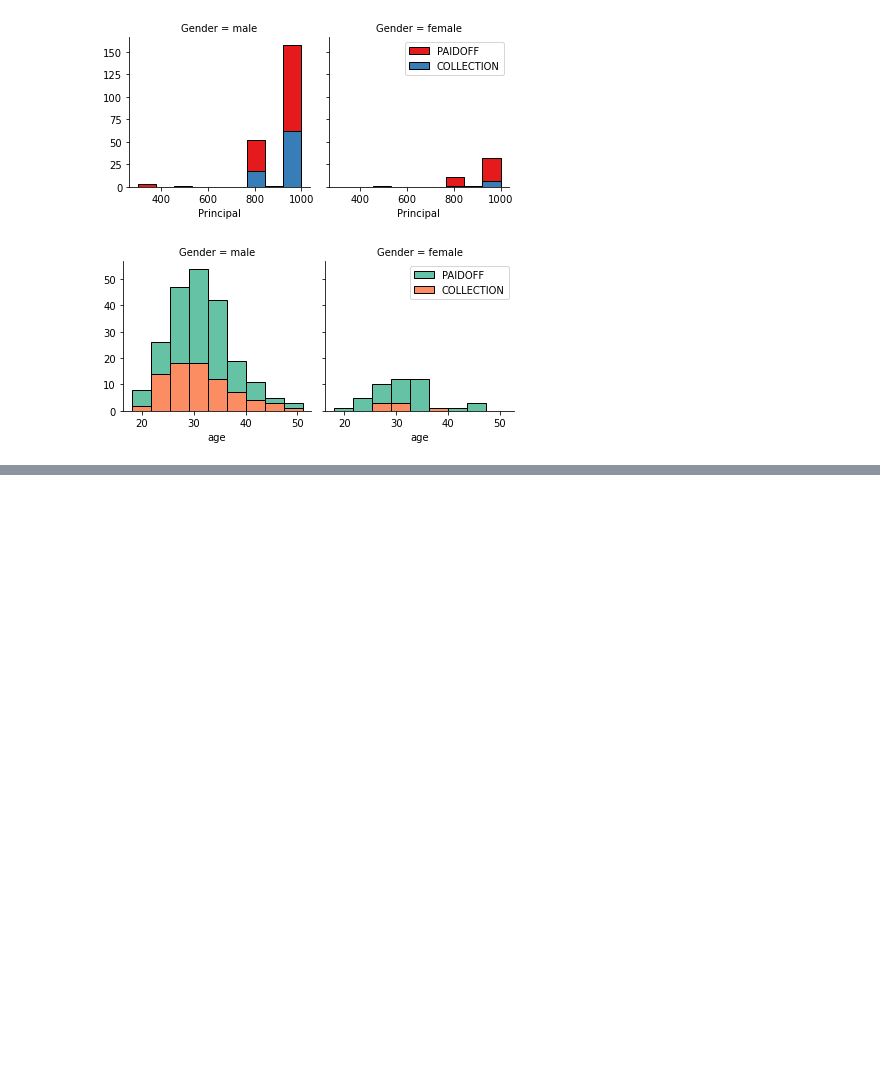
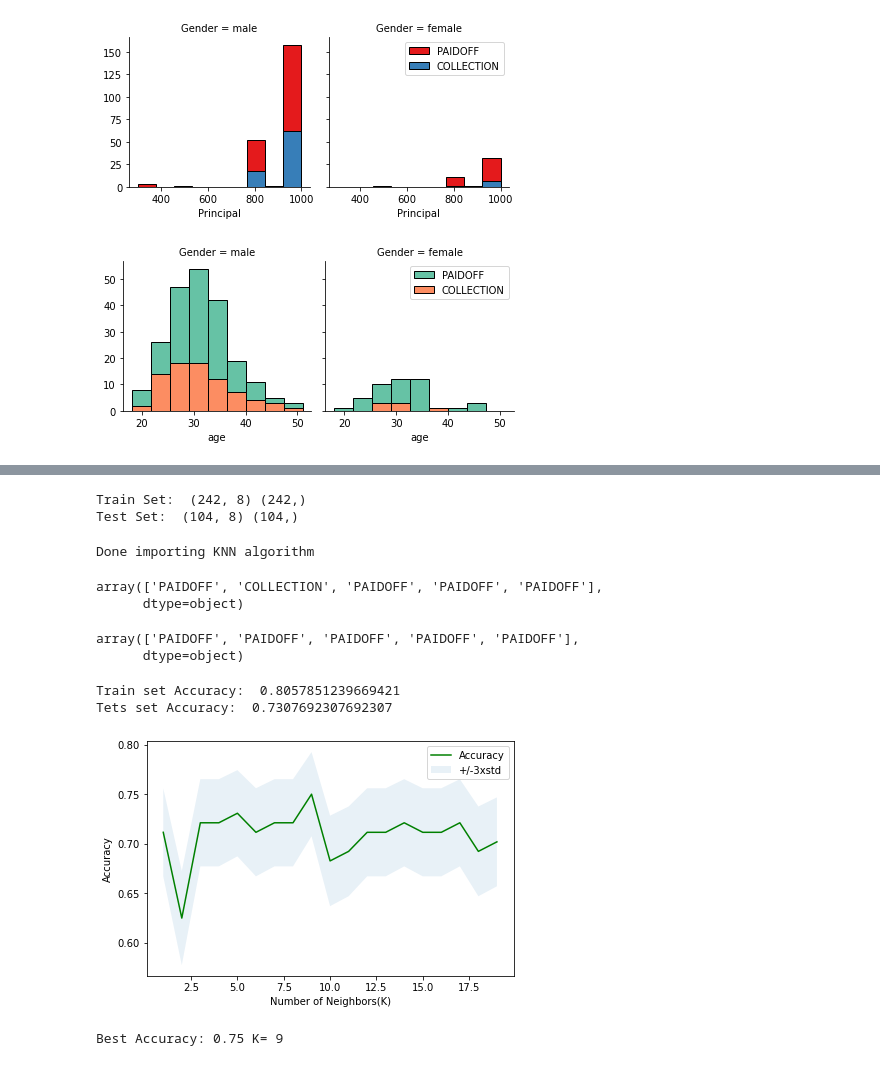
Before and after one commit to Pankaj740/Coursera_Capestone_project_mine, a Jupyter notebook: Coursera_Capestone_project.ipynb, the cells around one changed output, grey strips where cells are left out. Cells and saved outputs as stored; diff of their text form; code cells hidden in the pictures; blank space fills up the shorter version.

```diff
--- a/Coursera_Capestone_project.ipynb
+++ b/Coursera_Capestone_project.ipynb
@@ -131,0 +246,3 @@ plt.show()
+# %%
+Y=df['loan_status'].values
+Y[:10]
@@ -131,0 +254,3 @@ plt.show()
+# %%
+X=preprocessing.StandardScaler().fit_transform(X)
+X[:10]
@@ -131,0 +287,54 @@ plt.show()
+# %%
+X_train,X_test,Y_train,Y_test = train_test_split(X,Y,test_size=0.3,random_state=4)
+print('Train Set: ',X_train.shape,Y_train.shape)
+print('Test Set: ',X_test.shape,Y_test.shape)
+# %% [output]
+Train Set:  (242, 8) (242,)
+Test Set:  (104, 8) (104,)
+# %%
+from sklearn.neighbors import KNeighborsClassifier
+print('Done importing KNN algorithm')
+# %% [output]
+Done importing KNN algorithm
+# %%
+# Lets define the value of K for the kNN classsification, Here i Have selecetd value of K to be 5.
+k = 5
+neighk6=KNeighborsClassifier(n_neighbors=k).fit(X_train,Y_train)
+yhat=neighk6.predict(X_test)
+yhat[:5]
+# %% [output]
+array(['PAIDOFF', 'COLLECTION', 'PAIDOFF', 'PAIDOFF', 'PAIDOFF'],
+      dtype=object)
+# %%
+Y_test[:5]
+# %% [output]
+array(['PAIDOFF', 'PAIDOFF', 'PAIDOFF', 'PAIDOFF', 'PAIDOFF'],
+      dtype=object)
+# %%
+from sklearn import metrics
+print('Train set Accuracy: ',metrics.accuracy_score(Y_train,neighk6.predict(X_train)))
+print('Tets set Accuracy: ',metrics.accuracy_score(Y_test,neighk6.predict(X_test)))
+# %% [output]
+Train set Accuracy:  0.8057851239669421
+Tets set Accuracy:  0.7307692307692307
+# %%
+ks=20
+mean_acc=np.zeros((ks-1))
+std_acc=np.zeros((ks-1))
+ConfusionMX=[];
+for i in range(1,ks):
+    neigh=KNeighborsClassifier(n_neighbors=i).fit(X_train,Y_train)
+    yhat=neigh.predict(X_test)
+    mean_acc[i-1]=metrics.accuracy_score(Y_test,yhat)
+    std_acc[i-1]=np.std(yhat==Y_test)/np.sqrt(yhat.shape[0])
+plt.plot(range(1,ks),mean_acc,'g')
+plt.fill_between(range(1,ks),mean_acc-1*std_acc,mean_acc+1*std_acc,alpha=0.10)
+plt.legend(('Accuracy','+/-3xstd'))
+plt.ylabel('Accuracy')
+plt.xlabel('Number of Neighbors(K)')
+plt.tight_layout()
+plt.show()
+print('Best Accuracy:',mean_acc.max(),'K=',mean_acc.argmax()+1)
+# %% [output]
+[figure, added]
+Best Accuracy: 0.75 K= 9
```
Also changed, not shown: parts of 25 cells of this notebook.
